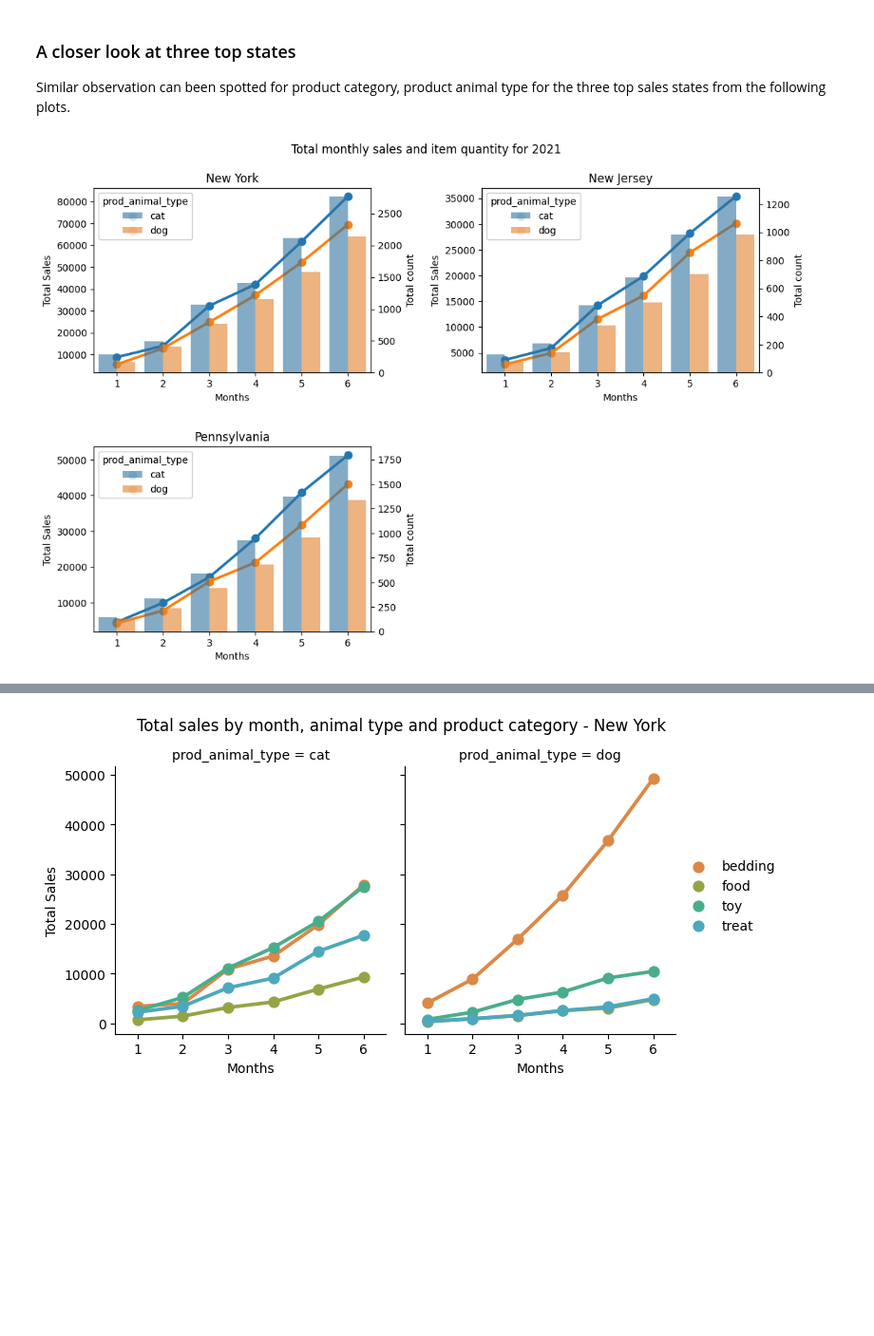
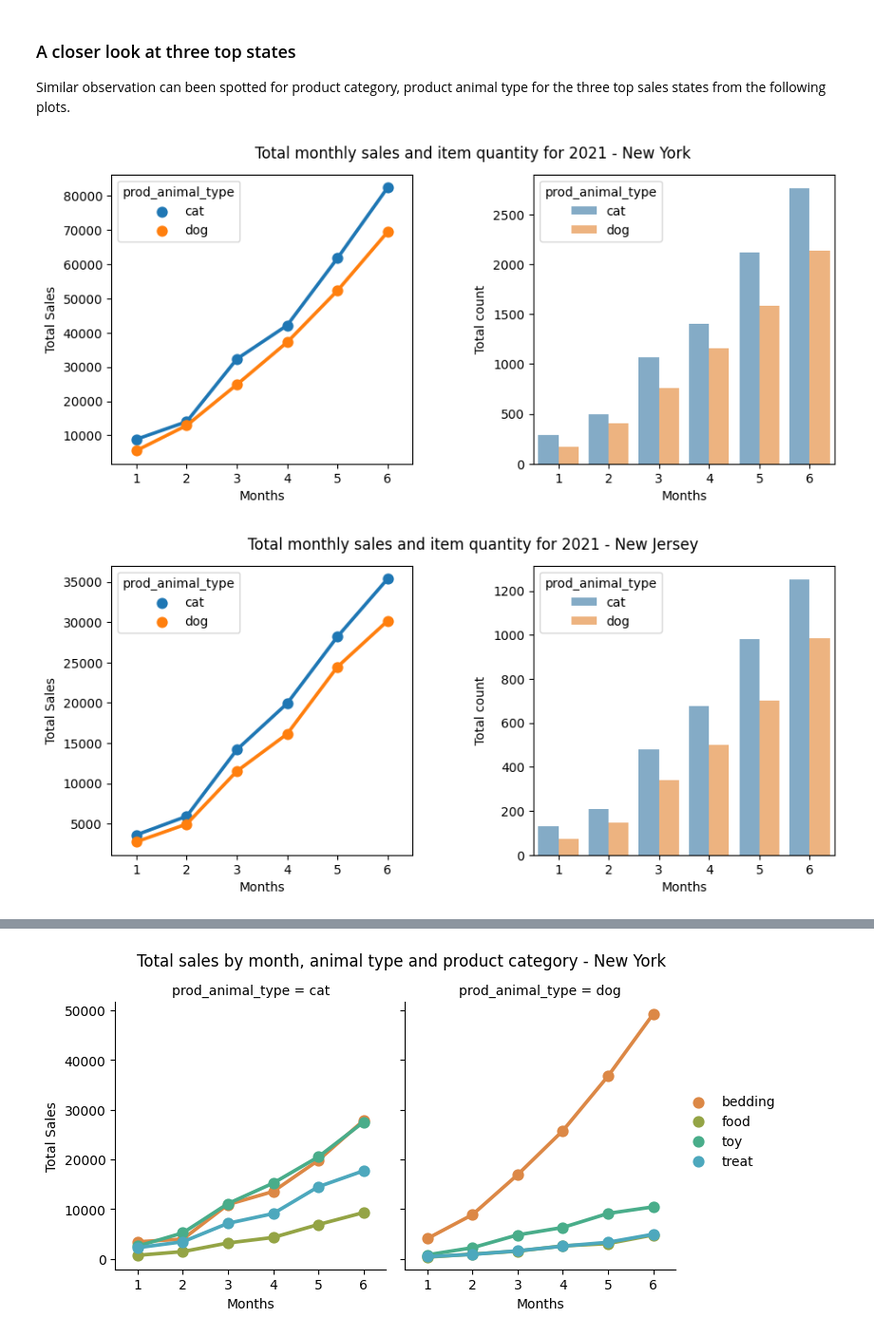
Before and after one commit to southnorthist/kaggle_analysis, a Jupyter notebook: Projects/marketing-analytics/online-retail-sales-trend-analysis/analysis-python.ipynb, the cells around one changed output, grey strips where cells are left out. Shown: that part at 95% size. Drawn from its saved outputs; the diff is of its cells as text; code cells hidden in the pictures; blank space fills up the shorter version.

```diff
--- a/Projects/marketing-analytics/online-retail-sales-trend-analysis/analysis-python.ipynb
+++ b/Projects/marketing-analytics/online-retail-sales-trend-analysis/analysis-python.ipynb
@@ -98,7 +103,8 @@ In addition, we can notice that transaction timestamp has been transformed into
 # %%
-# Create a date variable
+# Create a date variable and correct hour variable
 order_df['trans_datetime'] = pd.to_datetime(order_df['trans_timestamp'], format = "%Y-%m-%d %H:%M:%S.%f")
 order_df['trans_date'] = order_df['trans_datetime'].dt.normalize()
+order_df['trans_hour'] = order_df['trans_datetime'].dt.hour
 print(min(order_df['trans_datetime']))
 print(max(order_df['trans_datetime']))
 # %% [output]
@@ -523,16 +542,23 @@ def plot_by_MA(df, cond):
     grouped_df = df.groupby(by = ['trans_month', 'prod_animal_type'], as_index=False)
     # Total sales change over the 6 months
     grouped_sales = grouped_df[['total_sales', 'trans_quantity']].sum()
+    plt.figure(figsize=(10, 4))
+    plt.subplot(1,2,1)
     sns.pointplot(data = grouped_sales, x = 'trans_month', y = 'total_sales', hue = 'prod_animal_type')
-    plt.suptitle('Total monthly sales and item quantity for 2021')
-    plt.title(f'{cond}')
     plt.ylabel('Total Sales')
     plt.xlabel('Months')
     # Total quantities of item sold over the 6 months
-    ax2 = plt.twinx()
-    sns.barplot(data = grouped_sales, x = 'trans_month', y = 'trans_quantity',  hue = 'prod_animal_type', ax = ax2, alpha = 0.6)
+    plt.subplot(1,2,2)
+    sns.barplot(data = grouped_sales, x = 'trans_month', y = 'trans_quantity',  hue = 'prod_animal_type',alpha = 0.6)
     plt.ylabel('Total count')
     plt.xlabel('Months')
+    plt.suptitle(f'Total monthly sales and item quantity for 2021 - {cond}')
+    plt.subplots_adjust(left=0.1,
+                    bottom=0.1,
+                    right=0.9,
+                    top=0.9,
+                    wspace=0.4,
+                    hspace=0.4)
 # %%
 def plot_by_MAC(df, cond):
     # Group the total sales and quantity by product animal type
@@ -550,17 +577,8 @@ def plot_by_MAC(df, cond):
 # %%
-plt.figure(figsize=(12, 8))
-plt.subplot(2,2,1)
+
 plot_by_MA(order_df[order_df['cust_state'] == 'New York'], 'New York')
-plt.subplot(2,2,2)
 plot_by_MA(order_df[order_df['cust_state'] == 'New Jersey'], 'New Jersey')
-plt.subplot(2,2,3)
 plot_by_MA(order_df[order_df['cust_state'] == 'Pennsylvania'], 'Pennsylvania')
-plt.subplots_adjust(left=0.1,
-                    bottom=0.1,
-                    right=0.9,
-                    top=0.9,
-                    wspace=0.4,
-                    hspace=0.4)
-plt.show()
 # %% [output]
-[figure, old version]
+[figure, new version]
+[figure, added]
```
Also changed, not shown: parts of 17 cells of this notebook, 5 other files.
